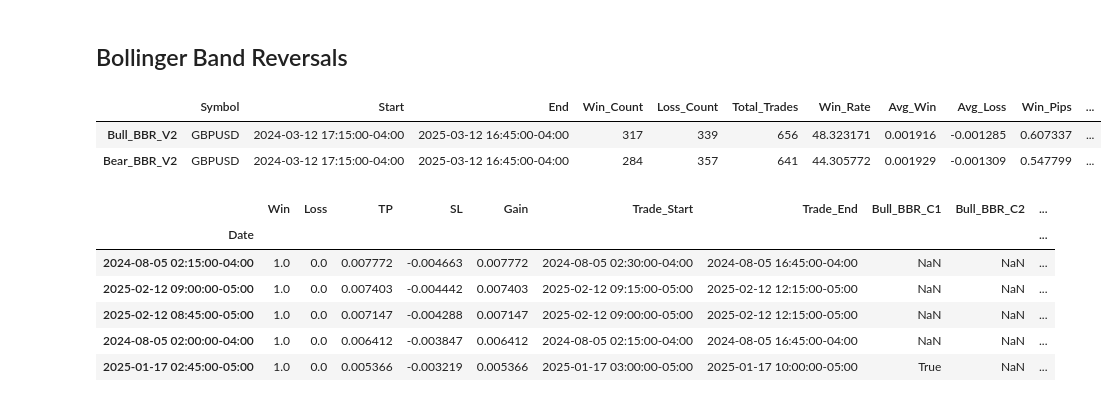
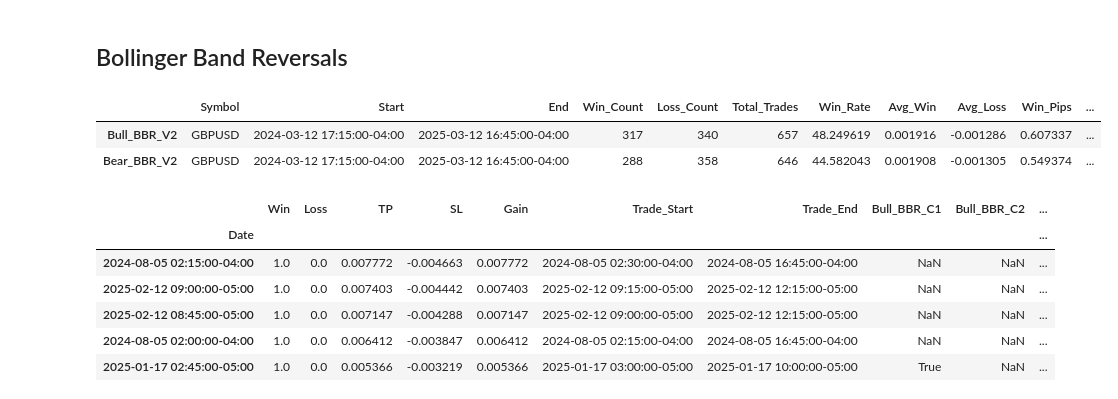
Before and after one commit to root-at-iyn/FXTradingResearch, a Jupyter notebook: research/bb_reversal_v1.ipynb, the cells around one changed output. Saved outputs shown, nothing was run; the diff lists cells and outputs as text; code cells hidden in the pictures.

```diff
--- a/research/bb_reversal_v1.ipynb
+++ b/research/bb_reversal_v1.ipynb
@@ -744,37 +744,37 @@ bear_bbr_df = get_fe_price_data(filename=path)
 long_signal = "Bull_BBR_V2"
 short_signal = "Bear_BBR_V2"
 
 # long
 bull_bbr_df[gains_cols] = bull_bbr_df.apply(
     range_long_gains,
     axis=1,
     args=[bull_bbr_df["High"],bull_bbr_df["Low"],bull_bbr_df["Close"],
-          bull_bbr_df["SMA4_Slope"] ,long_signal, 1.5, 2.5, bull_bbr_df["BB_Upper_16_2"]],
+        long_signal, 1.5, 2.5, bull_bbr_df["BB_Upper_16_2"], bull_bbr_df["ATR4"]],
     result_type='expand',
     range_type="ATR4"
 )
 # short
 bear_bbr_df[gains_cols] = bear_bbr_df.apply(
     range_short_gains,
     axis=1,
     args=[bear_bbr_df["High"],bear_bbr_df["Low"],bear_bbr_df["Close"],
-          bear_bbr_df["SMA4_Slope"], short_signal, 1.5, 2.5, bear_bbr_df["BB_Lower_16_2"]],
+          short_signal, 1.5, 2.5, bear_bbr_df["BB_Lower_16_2"], bear_bbr_df["ATR4"]],
     result_type='expand',
     range_type="ATR4"
 )
 
 bull_bbr_gains_df = trade_stats(bull_bbr_df, long_signal)
 bear_bbr_gains_df = trade_stats(bear_bbr_df, short_signal)
 
 bbr_gains_df = pd.DataFrame(data=[bull_bbr_gains_df, bear_bbr_gains_df],
              index=[long_signal,short_signal]
              )
 
 bbr_gains_df
 # %% [output]
 |  | Symbol | Start | End | Win_Count | Loss_Count | Total_Trades | Win_Rate | Avg_Win | Avg_Loss | Win_Pips | ... |
-| Bull_BBR_V2 | GBPUSD | 2024-03-12 17:15:00-04:00 | 2025-03-12 16:45:00-04:00 | 317 | 339 | 656 | 48.323171 | 0.001916 | -0.001285 | 0.607337 | ... |
-| Bear_BBR_V2 | GBPUSD | 2024-03-12 17:15:00-04:00 | 2025-03-12 16:45:00-04:00 | 284 | 357 | 641 | 44.305772 | 0.001929 | -0.001309 | 0.547799 | ... |
+| Bull_BBR_V2 | GBPUSD | 2024-03-12 17:15:00-04:00 | 2025-03-12 16:45:00-04:00 | 317 | 340 | 657 | 48.249619 | 0.001916 | -0.001286 | 0.607337 | ... |
+| Bear_BBR_V2 | GBPUSD | 2024-03-12 17:15:00-04:00 | 2025-03-12 16:45:00-04:00 | 288 | 358 | 646 | 44.582043 | 0.001908 | -0.001305 | 0.549374 | ... |
 # %%
 bull_bbr_df[[*gains_cols, "Bull_BBR_C1","Bull_BBR_C2","Bull_BBR_C3","Bull_BBR_C4"]].nlargest(10, "Gain")
 # %% [output]
```
Also changed, not shown: parts of 2 cells of this notebook, 10 other files.
